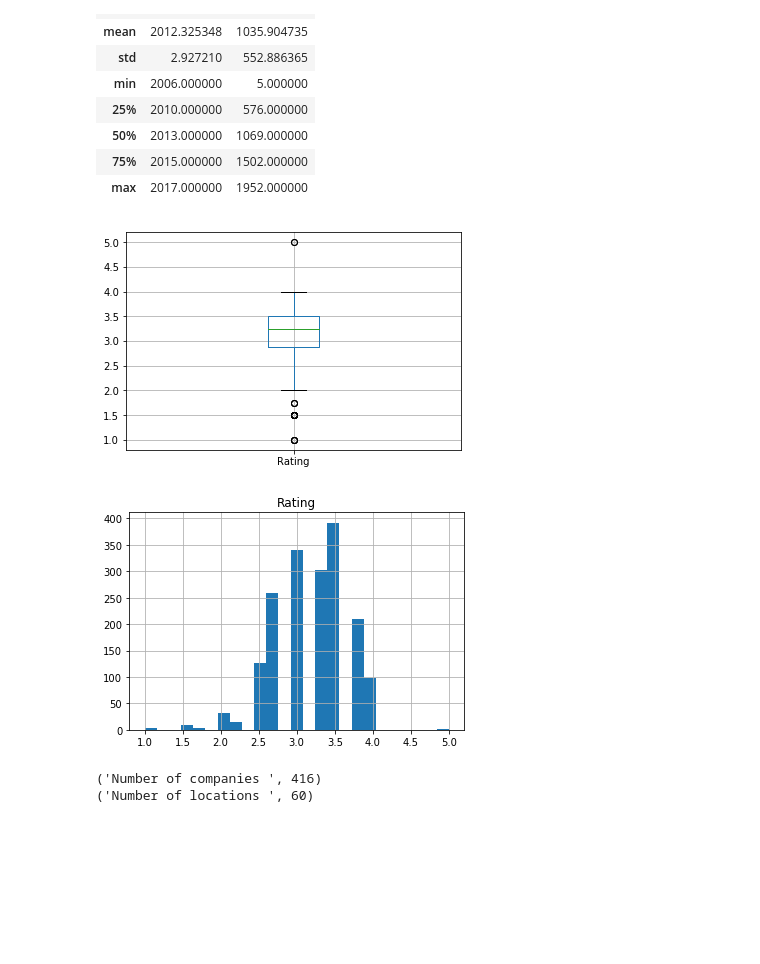
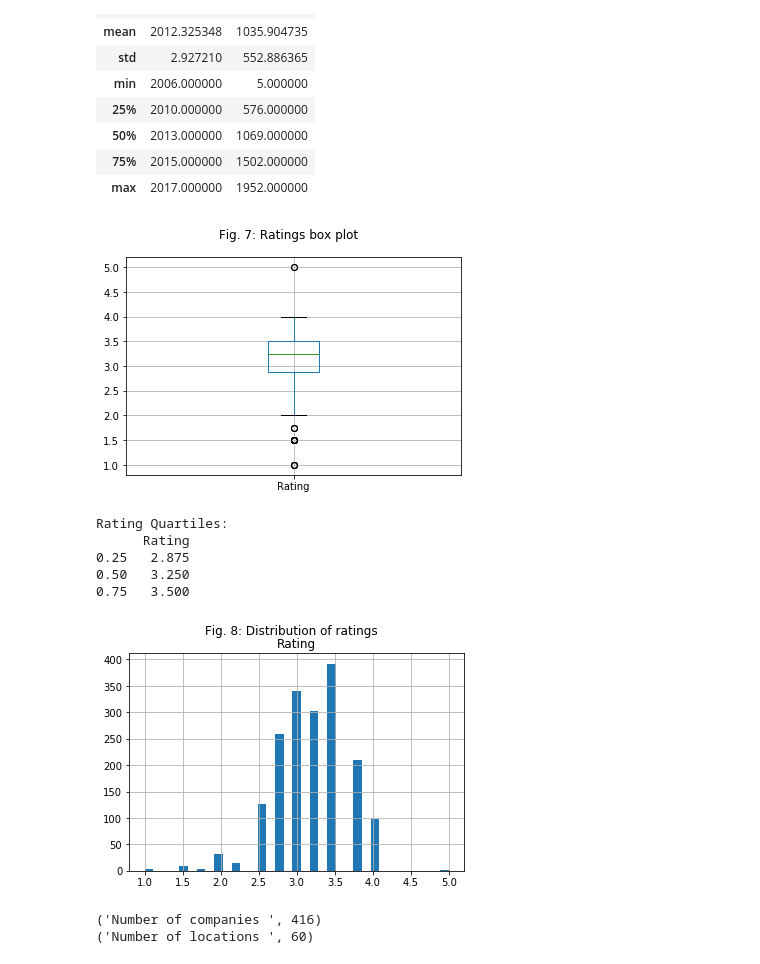
Before and after one commit to NohaKareem/Exploring-chocolate-ratings, a Jupyter notebook: dataExploration.ipynb, the cells around one changed output. Cells and saved outputs as stored; diff of their text form; code cells hidden in the pictures; blank space fills up the shorter version.

```diff
--- a/dataExploration.ipynb
+++ b/dataExploration.ipynb
@@ -199,12 +199,24 @@ reviewYears.describe()
 # %%
 # %% visualizing ratings
 ratings = pd.DataFrame(data, columns = ['Rating'])
 ratings.boxplot()
-ratings.hist(bins = 25)
+mpl.suptitle("Fig. 7: Ratings box plot")
 mpl.show()
+
+print('Rating Quartiles:')
+print(ratings.quantile([.25, .5, .75]))
+
+ratings.hist(bins = 35)
+mpl.suptitle("Fig. 8: Distribution of ratings")
+mpl.show()
 # %% [output]
-[figure, old version]
+[figure, new version]
+Rating Quartiles:
+      Rating
+0.25   2.875
+0.50   3.250
+0.75   3.500
-[figure, old version]
+[figure, new version]
 # %%
 # %% get unique Company names, and company locations
 companies = data['Company (Maker-if known)'].unique()
```
Also changed, not shown: 1 other file.
